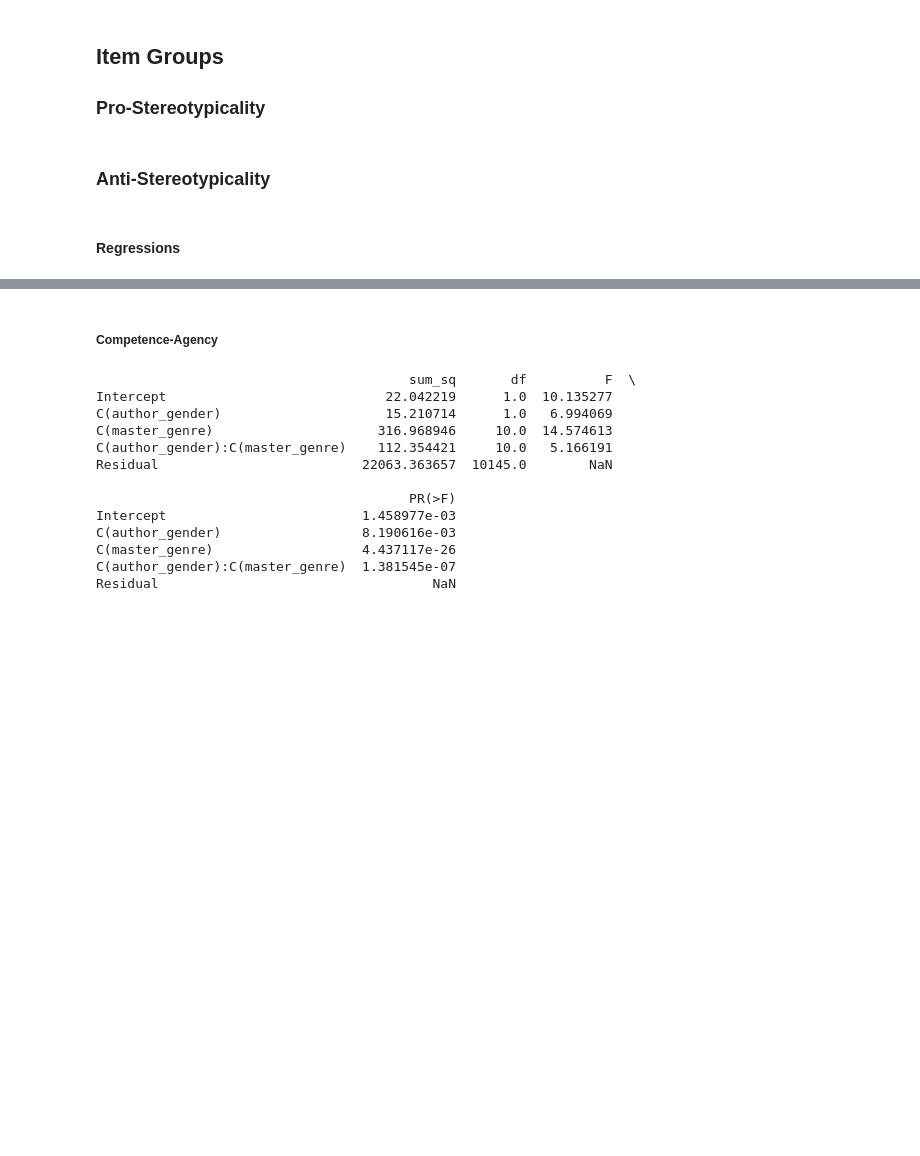
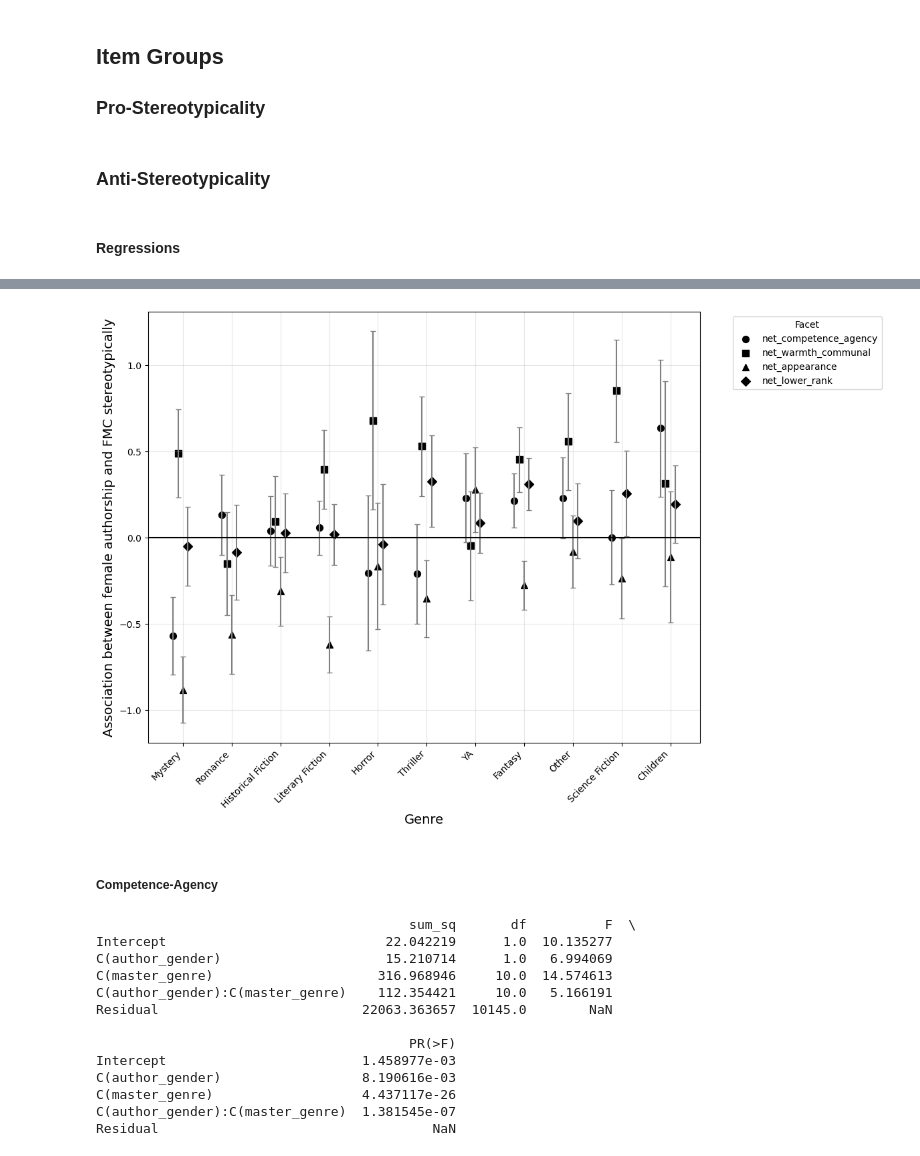
Before and after one commit to hannesrosenbusch/FMC_stereotypicality_and_author_gender, a Jupyter notebook: analysis scripts/5 analysis.ipynb, the cells around one changed output, grey strips where cells are left out. Drawn from its saved outputs; the diff is of its cells as text; code cells hidden in the pictures; blank space fills up the shorter version.

```diff
--- a/analysis scripts/5 analysis.ipynb
+++ b/analysis scripts/5 analysis.ipynb
@@ -1582,6 +1602,8 @@ df_filtered['net_lower_rank'] = df_filtered['z_lower_rank_pos'] - df_filtered['z
 # %% [markdown]
 #### Regressions
 # %%
+#svenjas code
+
 blocks = ['net_competence_agency', 'net_warmth_communal', 'net_appearance', 'net_lower_rank']
 
 results = {}
@@ -1590,9 +1612,10 @@ summary_list = []
 for block in blocks:
     formula = f'{block} ~ C(author_gender) * C(master_genre)'
     model = smf.ols(formula, data=df_filtered).fit()
-    results[block] = model
 
     pvals = model.pvalues
+    print(pvals)
+    break
 
     gender_significant = any([term.startswith('C(author_gender)') and pvals[term] < 0.05
                               for term in pvals.index if ':' not in term])
@@ -1628,3 +1693,58 @@ print(summary_df)
+# %%
+import matplotlib.pyplot as plt
+import seaborn as sns
+
+# Set up plot
+plt.figure(figsize=(12, 8))
+
+# Unique blocks and markers for each
+markers = ['o', 's', '^', 'D']
+blocks = summary_df['Block'].unique()
+
+# Compute sum of Gender_effect per genre and sort genres accordingly
+genre_sums = summary_df.groupby('Genre')['Gender_effect'].sum().sort_values()
+genres = genre_sums.index.tolist()  # Sorted genres by sum of Gender_effect
+
+# Increase spacing between genres
+genre_spacing = 2
+genre_to_x = {genre: i * genre_spacing for i, genre in enumerate(genres)}
+
+# Width of dodge (spread between blocks within each genre)
+dodge_width = 0.2
+offsets = [((i - len(blocks) / 2)) * dodge_width for i in range(len(blocks))]
+
+# Plot each block manually with error bars
+for i, block in enumerate(blocks):
+    block_data = summary_df[summary_df['Block'] == block]
+
+    for _, row in block_data.iterrows():
+        genre = row['Genre']
+        x = genre_to_x[genre] + offsets[i]
+        y = row['Gender_effect']
+        yerr_lower = y - row['CI_lower']
+        yerr_upper = row['CI_upper'] - y
+
+        # Plot point
+        plt.scatter(x, y, marker=markers[i], s=50, color='black', label=block if x == genre_to_x[genres[0]] + offsets[i] else "")
+
+        # Plot error bar
+        plt.errorbar(x, y, yerr=[[yerr_lower], [yerr_upper]], fmt='none', ecolor='gray', capsize=3)
+
+# Formatting x-axis
+xticks = [genre_to_x[genre] for genre in genres]
+plt.xticks(ticks=xticks, labels=genres, rotation=45, ha='right')
+
+# Final touches
+plt.xlabel('Genre', fontsize=14)
+plt.ylabel('Association between female authorship and FMC stereotypically', fontsize=14)
+plt.axhline(y=0, color='black', linestyle='-')
+plt.legend(title='Facet', bbox_to_anchor=(1.05, 1), loc='upper left')
+plt.grid(True, alpha=0.3)
+plt.tight_layout()
+plt.savefig('../visualizations/Figure 7.png', dpi=300)
+plt.show()
+# %% [output]
+[figure, added]
 # %% [markdown]
 ##### Competence-Agency
 # %%
```
Also changed, not shown: parts of 7 cells of this notebook, 10 other files.
